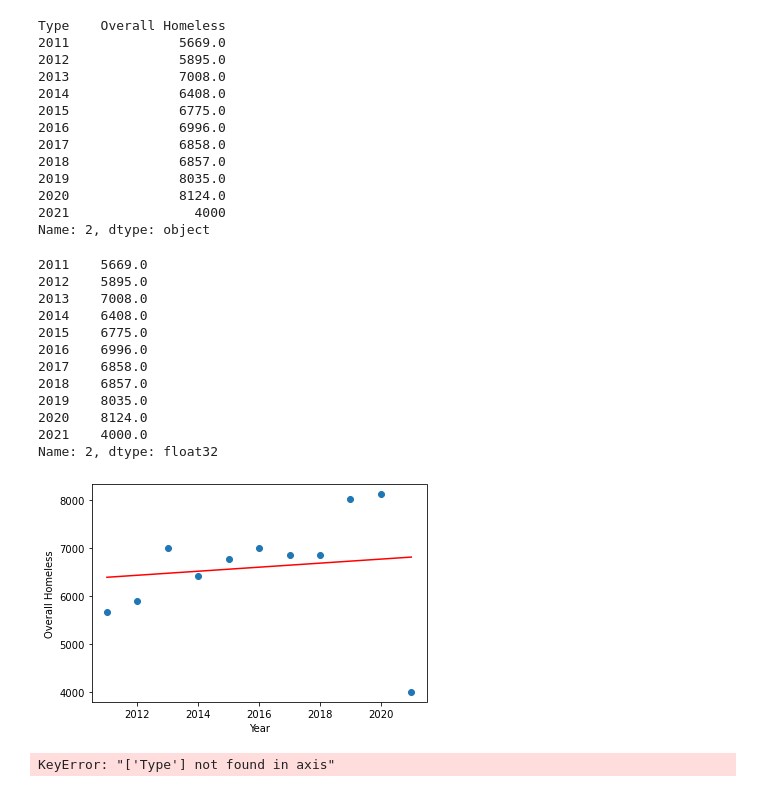
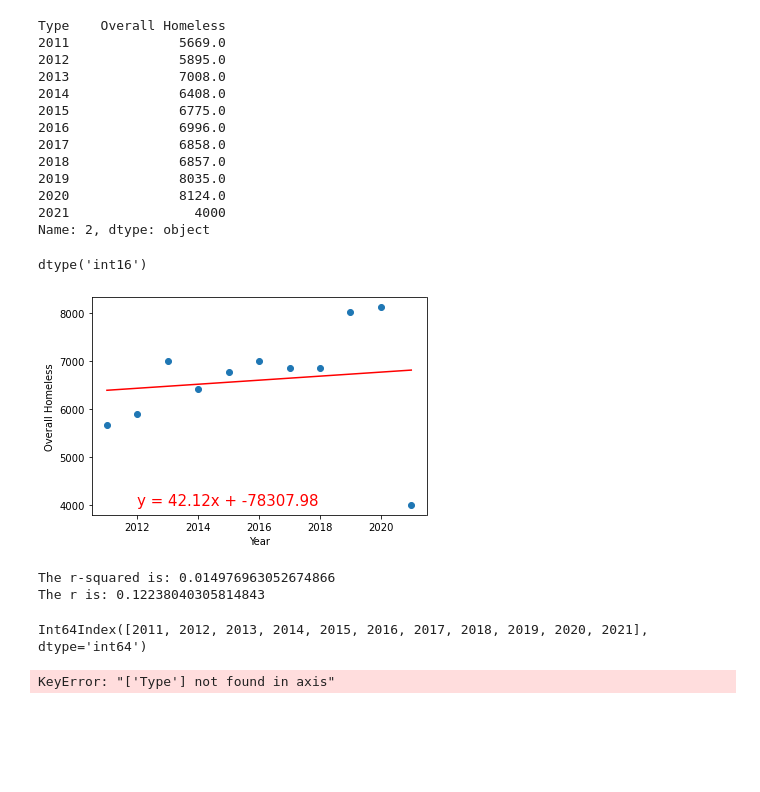
Before and after one commit to scbigler/Project1, a Jupyter notebook: Shelter_year.ipynb, the cells around one changed output. Saved outputs shown, nothing was run; the diff lists cells and outputs as text; code cells hidden in the pictures; blank space fills up the shorter version.

Commit message:
regression before and after

```diff
--- a/Shelter_year.ipynb
+++ b/Shelter_year.ipynb
@@ -97,39 +97,36 @@ Type    Overall Homeless
 2021                4000
 Name: 2, dtype: object
 # %%
-oah = pd.to_numeric(overall_homeless[1:], downcast='float')
+oah = pd.to_numeric(overall_homeless[1:], downcast='integer')
 
-print(oah)
+
+oah1 = oah
+oah1.dtypes
 # %% [output]
-2011    5669.0
-2012    5895.0
-2013    7008.0
-2014    6408.0
-2015    6775.0
-2016    6996.0
-2017    6858.0
-2018    6857.0
-2019    8035.0
-2020    8124.0
-2021    4000.0
-Name: 2, dtype: float32
+dtype('int16')
 # %%
 # Perform a linear regression on year versus overall homeless
 
-sf_homeless = oah
-shelters = oah.index.astype('int')
-
-(slope, intercept, rvalue, pvalue, stderr) = linregress(shelters, sf_homeless)
-regress_values = shelters * slope + intercept
-
-
-plt.scatter(shelters,sf_homeless)
-plt.plot(shelters,regress_values,"r-")
+shelter_yrs = oah1.index.astype('int')
+(slope, intercept, rvalue, pvalue, stderr) = linregress(shelter_yrs, oah1)
+regress_values = shelter_yrs * slope + intercept
+plt.scatter(shelter_yrs,oah1)
+plt.plot(shelter_yrs,regress_values,"r-")
 plt.xlabel("Year")
 plt.ylabel("Overall Homeless")
+line_eq = "y = " + str(round(slope,2)) + "x + " + str(round(intercept,2))
+plt.annotate(line_eq,(2012,4000),fontsize=15,color="red")
 plt.show()
+print(f"The r-squared is: {rvalue**2}")
+print(f"The r is: {rvalue}")
 # %% [output]
-[figure, old version]
+[figure, new version]
+The r-squared is: 0.014976963052674866
+The r is: 0.12238040305814843
+# %%
+print(shelters)
+# %% [output]
+Int64Index([2011, 2012, 2013, 2014, 2015, 2016, 2017, 2018, 2019, 2020, 2021], dtype='int64')
 # %%
 combine = pd.concat([filter_df.sum(), oah], axis=1).T.reset_index(drop=True).drop('Type',1)
 combine.T[1] = pd.to_numeric(combine.T[1])
```
